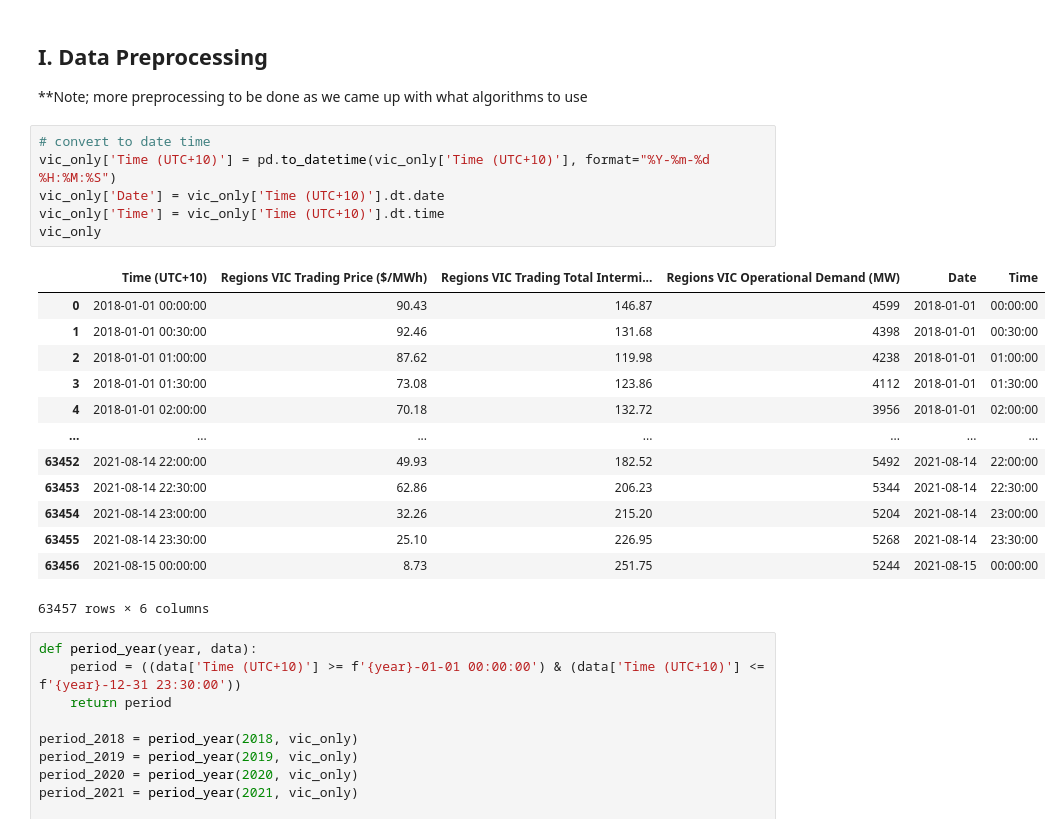
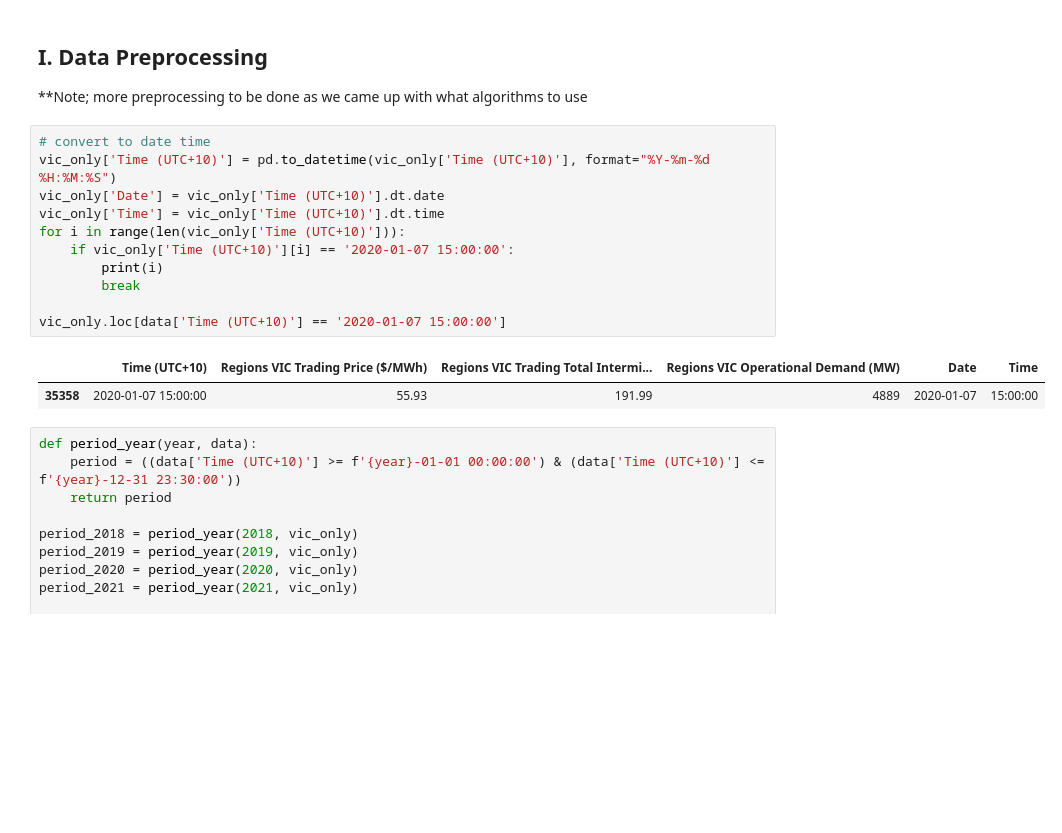
Before and after one commit to rinliauw/energy-market-and-battery-optimization, a Jupyter notebook: code/preprocessing/Preprocessing.ipynb, the cells around one changed output. Drawn from its saved outputs; the diff is of its cells as text; blank space fills up the shorter version.

```diff
--- a/code/preprocessing/Preprocessing.ipynb
+++ b/code/preprocessing/Preprocessing.ipynb
@@ -22,23 +22,17 @@ pd.options.mode.chained_assignment = None
 # %%
 # convert to date time
 vic_only['Time (UTC+10)'] = pd.to_datetime(vic_only['Time (UTC+10)'], format="%Y-%m-%d %H:%M:%S")
 vic_only['Date'] = vic_only['Time (UTC+10)'].dt.date
 vic_only['Time'] = vic_only['Time (UTC+10)'].dt.time
-vic_only
+for i in range(len(vic_only['Time (UTC+10)'])):
+    if vic_only['Time (UTC+10)'][i] == '2020-01-07 15:00:00':
+        print(i)
+        break
+
+vic_only.loc[data['Time (UTC+10)'] == '2020-01-07 15:00:00']
 # %% [output]
 |  | Time (UTC+10) | Regions VIC Trading Price ($/MWh) | Regions VIC Trading Total Intermi... | Regions VIC Operational Demand (MW) | Date | Time |
-| 0 | 2018-01-01 00:00:00 | 90.43 | 146.87 | 4599 | 2018-01-01 | 00:00:00 |
-| 1 | 2018-01-01 00:30:00 | 92.46 | 131.68 | 4398 | 2018-01-01 | 00:30:00 |
-| 2 | 2018-01-01 01:00:00 | 87.62 | 119.98 | 4238 | 2018-01-01 | 01:00:00 |
-| 3 | 2018-01-01 01:30:00 | 73.08 | 123.86 | 4112 | 2018-01-01 | 01:30:00 |
-| 4 | 2018-01-01 02:00:00 | 70.18 | 132.72 | 3956 | 2018-01-01 | 02:00:00 |
-| ... | ... | ... | ... | ... | ... | ... |
-| 63452 | 2021-08-14 22:00:00 | 49.93 | 182.52 | 5492 | 2021-08-14 | 22:00:00 |
-| 63453 | 2021-08-14 22:30:00 | 62.86 | 206.23 | 5344 | 2021-08-14 | 22:30:00 |
-| 63454 | 2021-08-14 23:00:00 | 32.26 | 215.20 | 5204 | 2021-08-14 | 23:00:00 |
-| 63455 | 2021-08-14 23:30:00 | 25.10 | 226.95 | 5268 | 2021-08-14 | 23:30:00 |
-| 63456 | 2021-08-15 00:00:00 | 8.73 | 251.75 | 5244 | 2021-08-15 | 00:00:00 |
+| 35358 | 2020-01-07 15:00:00 | 55.93 | 191.99 | 4889 | 2020-01-07 | 15:00:00 |
-63457 rows × 6 columns
 # %%
 def period_year(year, data):
     period = ((data['Time (UTC+10)'] >= f'{year}-01-01 00:00:00') & (data['Time (UTC+10)'] <= f'{year}-12-31 23:30:00'))
```
